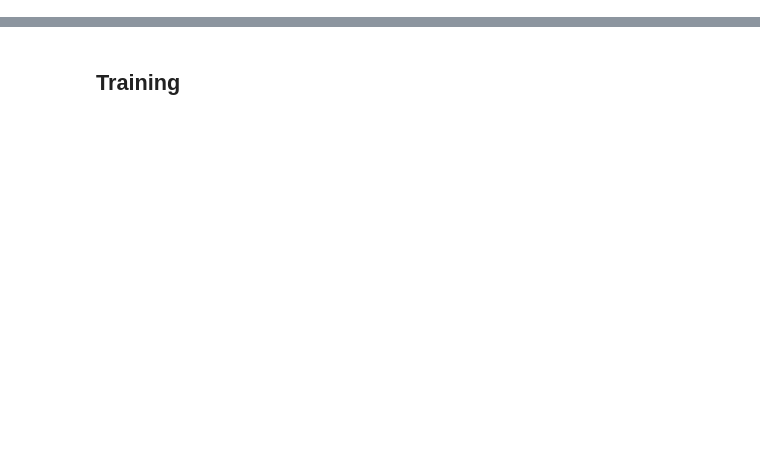
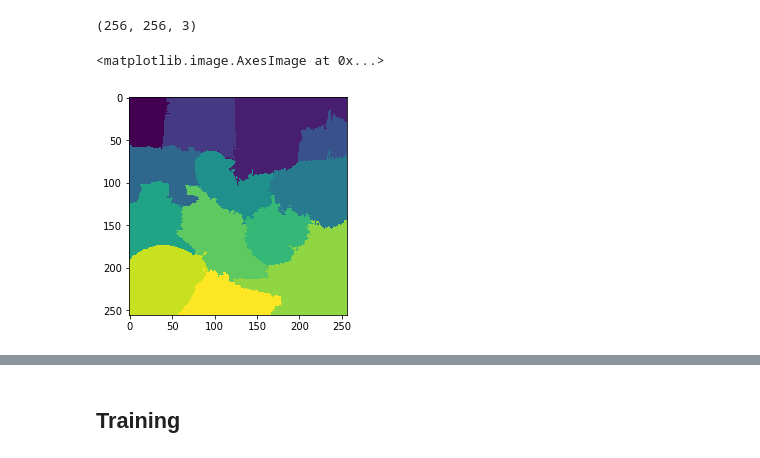
Before and after one commit to kurtisdavid/GANchors, a Jupyter notebook: anchor_GAN.ipynb, the cells around one changed output, grey strips where cells are left out. Cells and saved outputs as stored; diff of their text form; code cells hidden in the pictures; blank space fills up the shorter version.

```diff
--- a/anchor_GAN.ipynb
+++ b/anchor_GAN.ipynb
@@ -21,3 +20,11 @@ I0326 02:10:05.790148 139919959631616 tf_logging.py:115] Saver not created becau
 # %%
-img = image_utils.transform_img_fast('./dog.png')
-segments = skimage.segmentation.quickshift(img, kernel_size=4, max_dist=200, ratio=0.2)
+orig,img = image_utils.transform_img_fast('./ILSVRC2012_val/ILSVRC2012_val_00050000.JPEG')
+print(img.shape)
+segments = skimage.segmentation.quickshift(img, kernel_size=8, max_dist=200, ratio=0.2)
+# %% [output]
+(256, 256, 3)
+# %%
+plt.imshow(segments)
+# %% [output]
+<matplotlib.image.AxesImage at 0x...>
+[figure, added]
```
Also changed, not shown: parts of 29 cells of this notebook, 4 other files.
